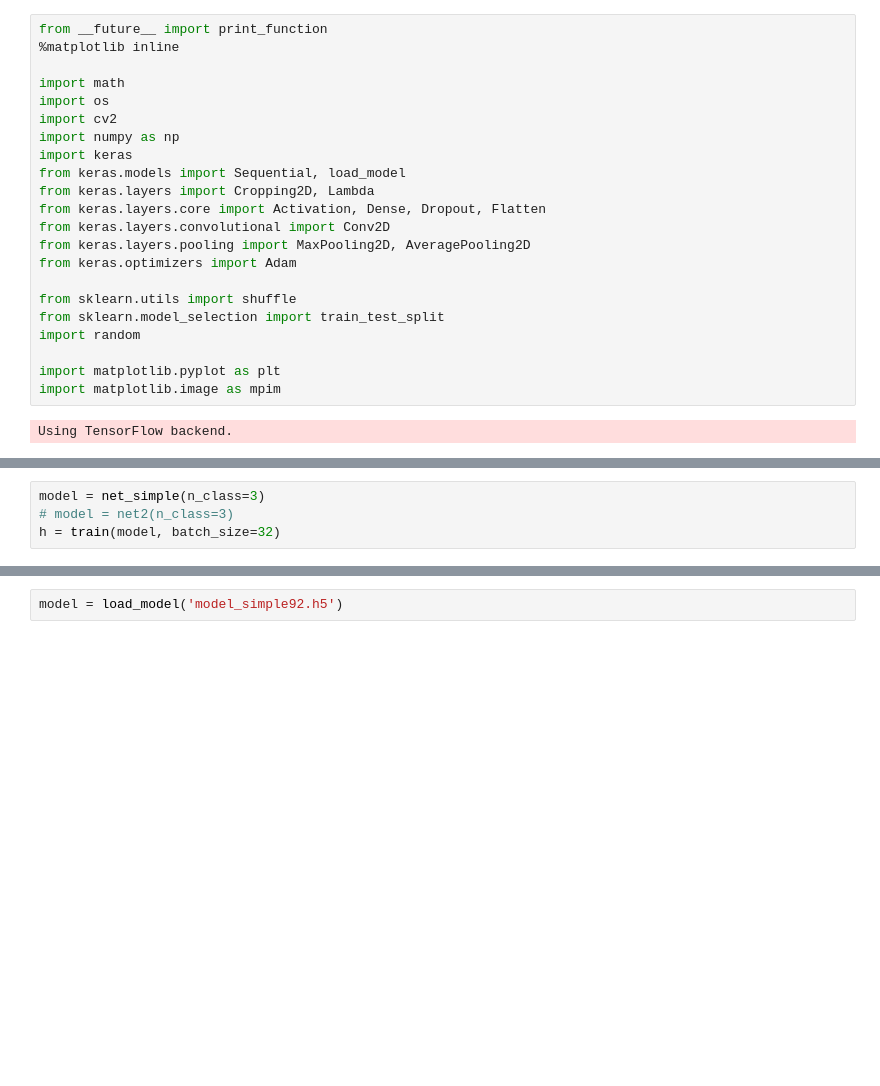
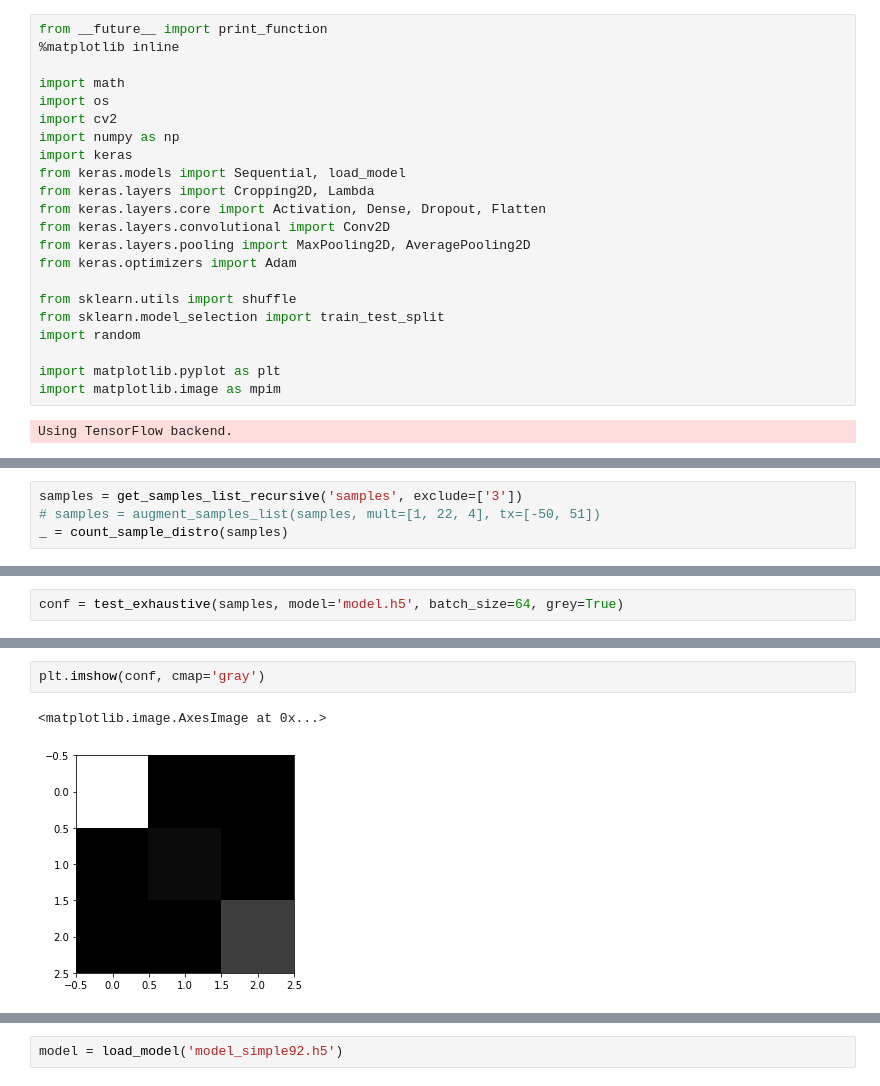
Before and after one commit to zfsang/udsdc_p9_system_integration, a Jupyter notebook: tl_detector_trainer.ipynb, the cells around one changed output, grey strips where cells are left out. Cells and saved outputs as stored; diff of their text form; blank space fills up the shorter version.

```diff
--- a/tl_detector_trainer.ipynb
+++ b/tl_detector_trainer.ipynb
@@ -358,4 +26,0 @@ def train(model, sample_dir='samples', batch_size=8, epochs=1):
-# %%
-model = net_simple(n_class=3)
-# model = net2(n_class=3)
-h = train(model, batch_size=32)
@@ -392,0 +398,4 @@ samples_gen = datagen(samples, batch_size=32, n_class=3)
+# %%
+samples = get_samples_list_recursive('samples', exclude=['3'])
+# samples = augment_samples_list(samples, mult=[1, 22, 4], tx=[-50, 51])
+_ = count_sample_distro(samples)
@@ -392,0 +408,2 @@ samples_gen = datagen(samples, batch_size=32, n_class=3)
+# %%
+conf = test_exhaustive(samples, model='model.h5', batch_size=64, grey=True)
@@ -392,0 +428,5 @@ samples_gen = datagen(samples, batch_size=32, n_class=3)
+# %%
+plt.imshow(conf, cmap='gray')
+# %% [output]
+<matplotlib.image.AxesImage at 0x...>
+[figure, added]
```
Also changed, not shown: parts of 41 cells of this notebook, 3 other files.
